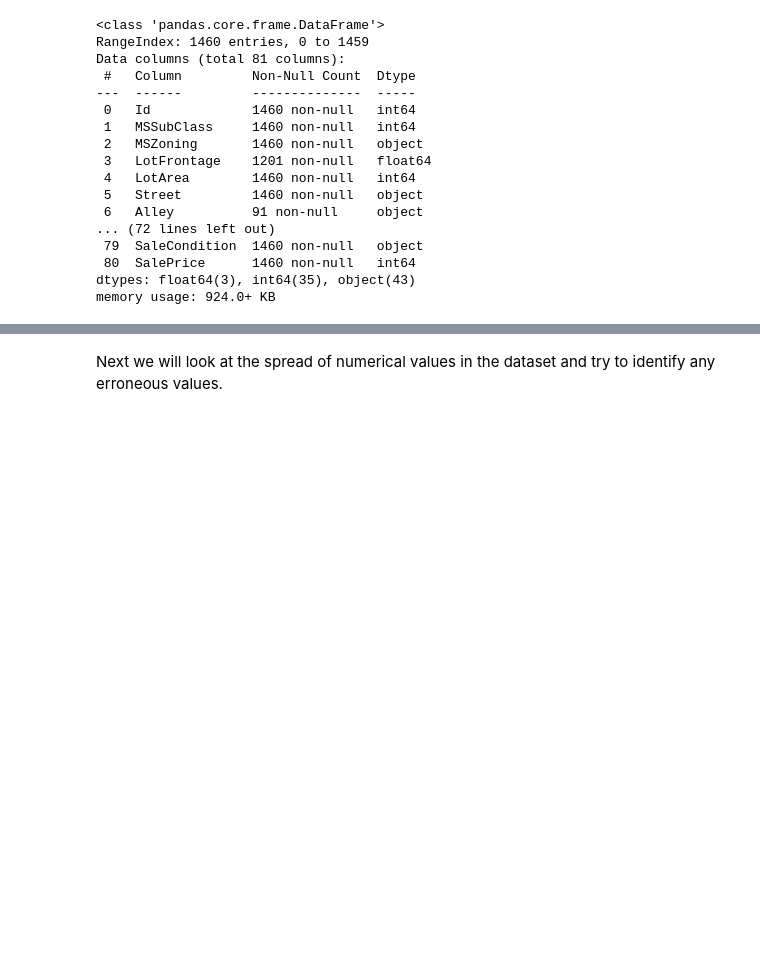
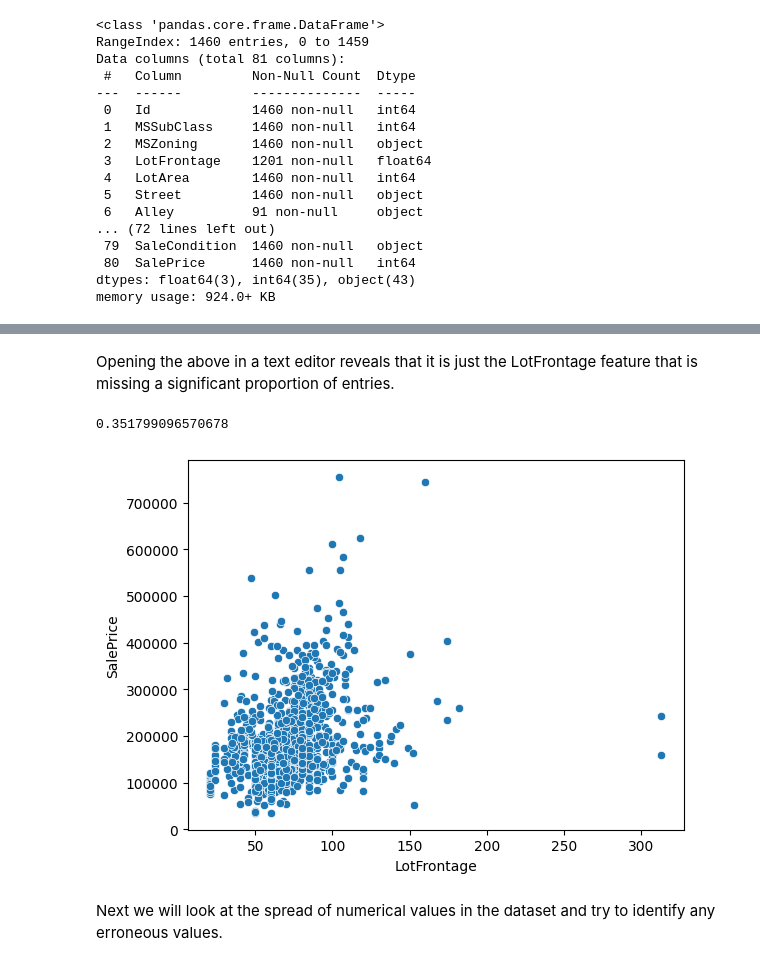
Before and after one commit to ryanhancox/kaggle_house_prices_advanced_regression, a Jupyter notebook: dev/data_preperation.ipynb, the cells around one changed output, grey strips where cells are left out. Cells and saved outputs as stored; diff of their text form; code cells hidden in the pictures; blank space fills up the shorter version.

```diff
--- a/dev/exploratory_analysis.ipynb
+++ b/dev/data_preperation.ipynb
@@ -85,3 +94,11 @@ df.shape
+# %% [markdown]
+Opening the above in a text editor reveals that it is just the LotFrontage feature that is missing a significant proportion of entries.
+# %%
+sns.scatterplot(df, x='LotFrontage', y='SalePrice')
+print(df['LotFrontage'].corr(df['SalePrice']))
+# %% [output]
+0.351799096570678
+[figure, added]
 # %% [markdown]
 Next we will look at the spread of numerical values in the dataset and try to identify any erroneous values.
 # %%
```
Also changed, not shown: parts of 10 cells of this notebook, 3 other files.
